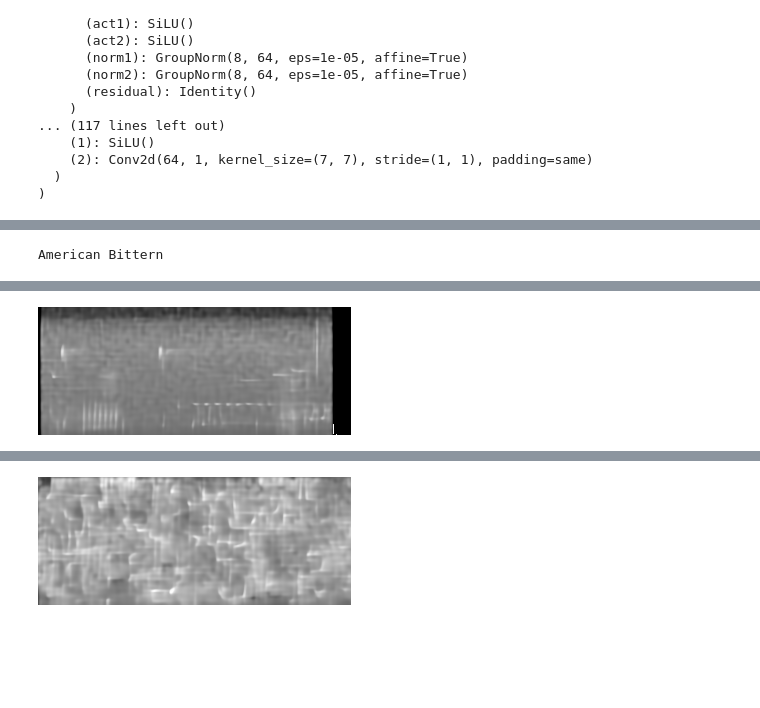
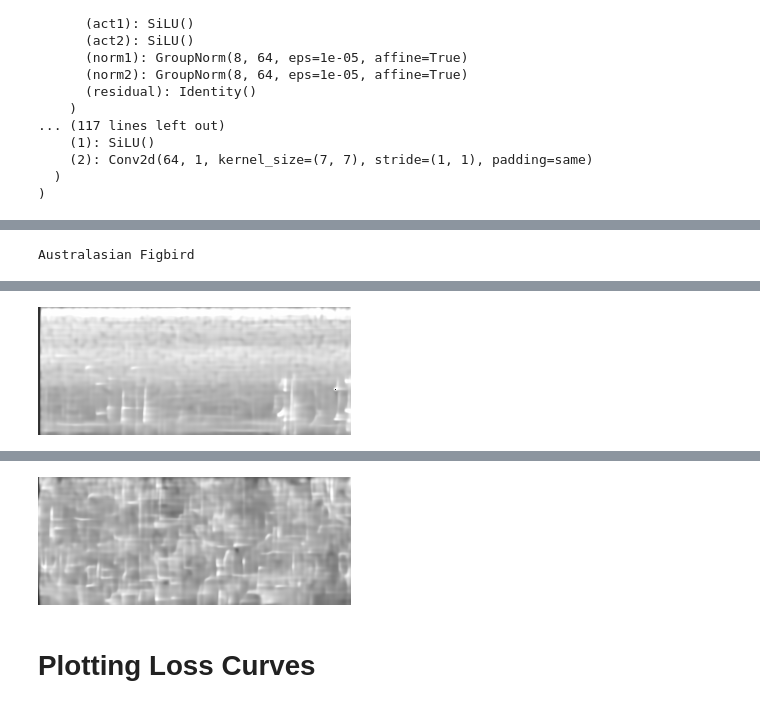
Before and after one commit to rmdluo/Bidirectional-Bird-Call-Bird-Image-Generator, a Jupyter notebook: scripts/test_audio_diffusion.ipynb, the cells around one changed output, grey strips where cells are left out. Saved outputs shown, nothing was run; the diff lists cells and outputs as text; code cells hidden in the pictures; blank space fills up the shorter version.

```diff
--- a/scripts/test_audio_diffusion.ipynb
+++ b/scripts/test_audio_diffusion.ipynb
@@ -26,7 +26,7 @@ vae_checkpoint = torch.load(AUDIO_VAE_CHECKPOINT_PATH, weights_only=False)
 diffusion_parameters = diffusion_checkpoint['model_parameters']
 vae_parameters = vae_checkpoint['model_parameters']
 train_parameters = diffusion_checkpoint['train_parameters']
-train_parameters.device = "cuda:0"
+train_parameters.device = "cuda:1"
 print(diffusion_parameters)
 # %% [output]
 DiffusionParameters(input_shape=(4, 16, 40), conditioning_shape=(4, 16, 16), output_shape=(4, 16, 40), conditioning_dim=256, num_train_steps=1000, unet_block_out_channels=(320, 640, 1280), seed=42)
@@ -119,7 +96,7 @@ VAE(
   )
 )
 # %%
-latent_1, latent_2, species = train_dataset[0]
+latent_1, latent_2, species = val_dataset[0]
 latent_1 = latent_1.to(train_parameters.device)
 latent_2 = latent_2.to(train_parameters.device)
 
@@ -155,5 +132,5 @@ Abert's Towhee
 # %%
-latent_1, latent_2, species = train_dataset[100]
+latent_1, latent_2, species = val_dataset[100]
 latent_1 = latent_1.to(train_parameters.device)
 latent_2 = latent_2.to(train_parameters.device)
 
@@ -189,34 +166,36 @@ Acorn Woodpecker
 # %%
-latent_1, latent_2, species = train_dataset[200]
+latent_1, latent_2, species = val_dataset[200]
 latent_1 = latent_1.to(train_parameters.device)
 latent_2 = latent_2.to(train_parameters.device)
 
 samples = diffusion.sample(latent_2.unsqueeze(0), device=train_parameters.device)
 
 print(species)
 
 with torch.no_grad():
     log_mel_example_of_original = vae.decode(latent_1.unsqueeze(0).to(train_parameters.device))
     log_mel_generated = vae.decode(samples[0].to(train_parameters.device))
 
 display(
     Audio(
         log_mel_to_waveform(log_mel_example_of_original.cpu().squeeze())[0].numpy(),
         rate=16000,
     )
 )
 display(to_pil_image(log_mel_example_of_original.cpu().squeeze()))
 
 display(
     Audio(
         log_mel_to_waveform(log_mel_generated.cpu().squeeze())[0].numpy(),
         rate=16000,
     )
 )
 display(to_pil_image(log_mel_generated.cpu().squeeze()))
 # %% [output]
-American Bittern
+Australasian Figbird
 [interactive output not drawn]
-[figure, old version]
+[figure, new version]
 [interactive output not drawn]
-[figure, old version]
+[figure, new version]
+# %% [markdown]
+# Plotting Loss Curves
```
Also changed, not shown: parts of 5 cells of this notebook, 5 other files.
